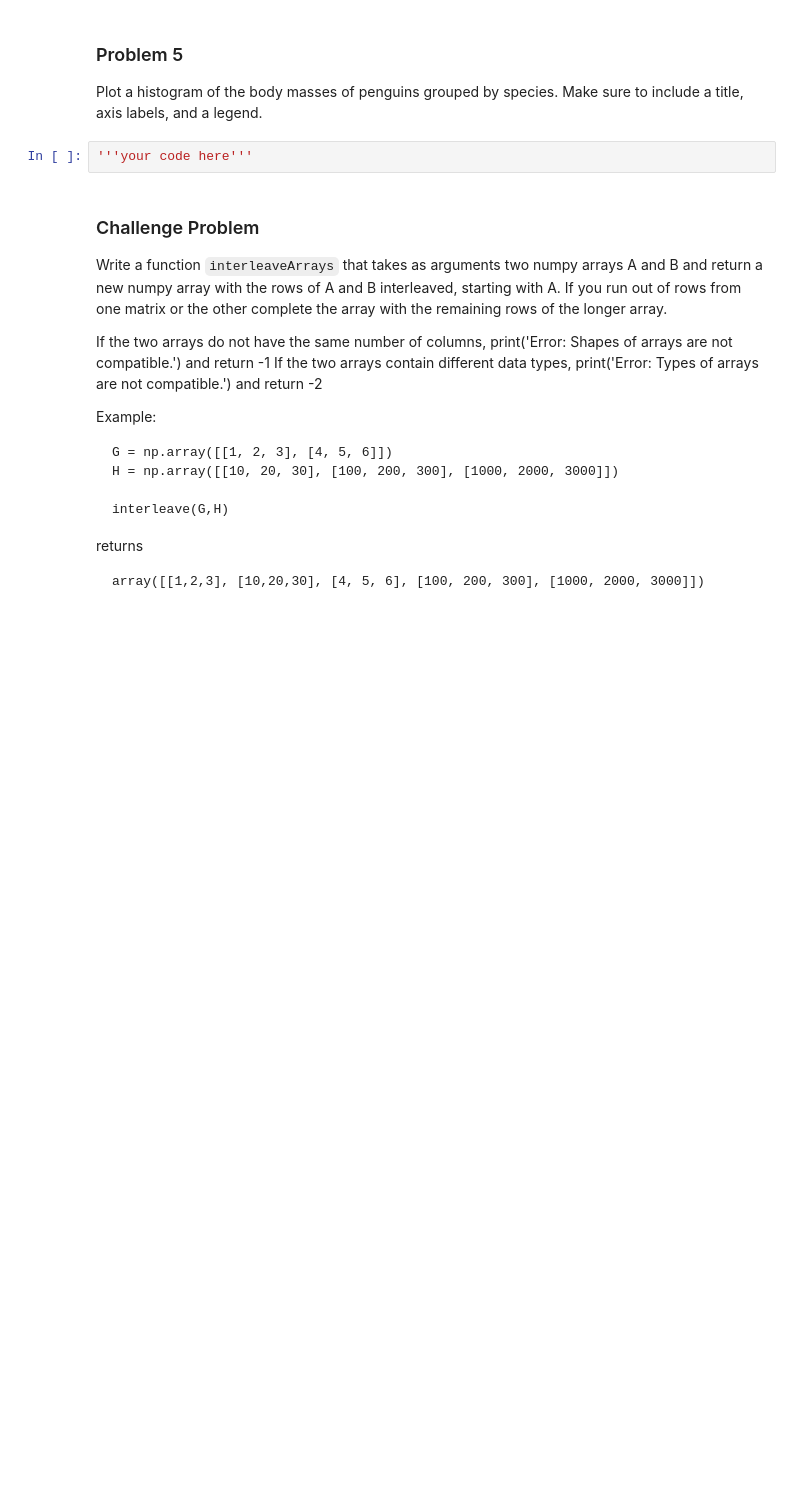
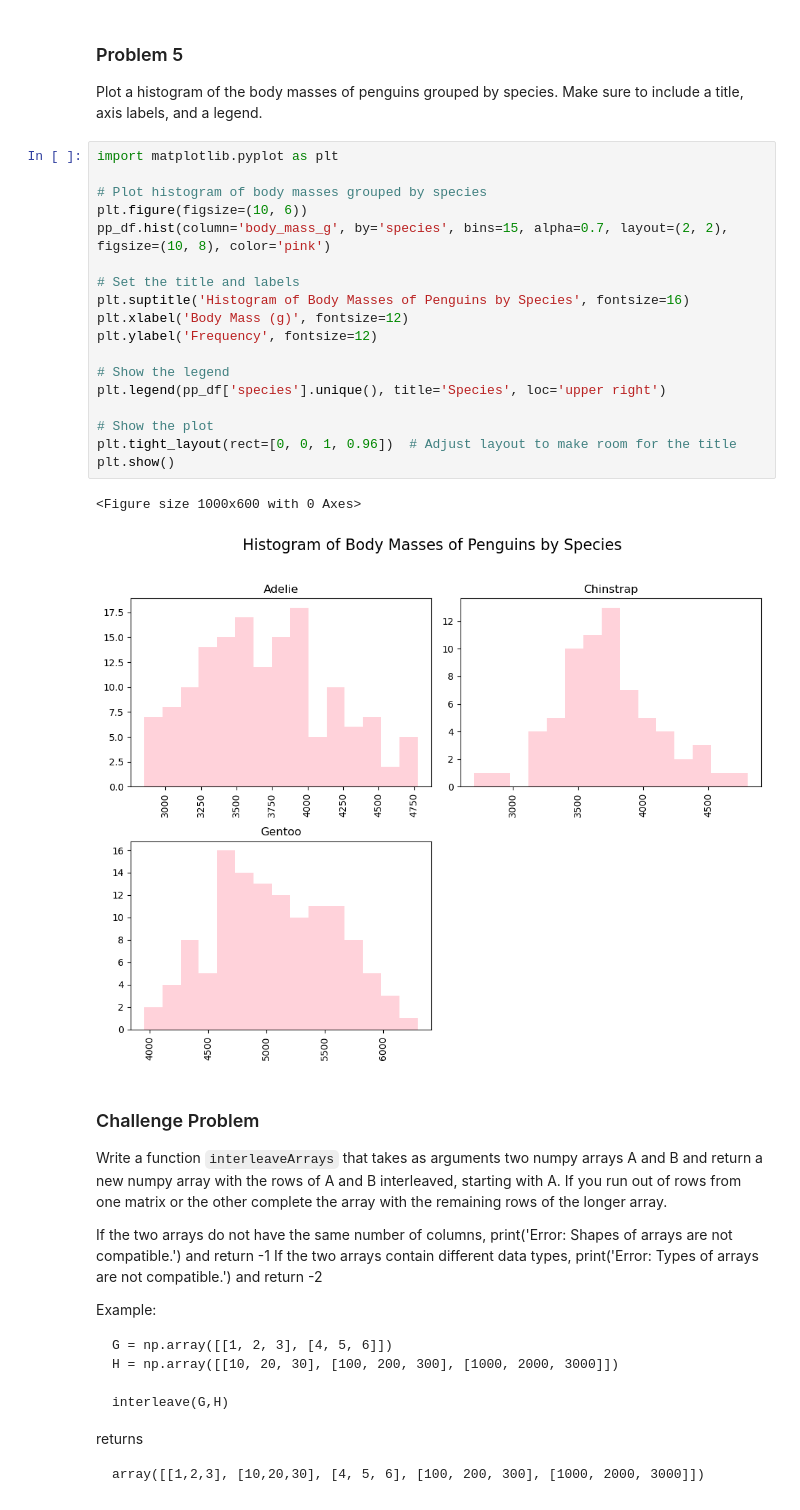
Before and after one commit to GettysburgDataScience/ps04-cacadelena, a Jupyter notebook: ps04.ipynb, the cells around one changed output. Cells and saved outputs as stored; diff of their text form; blank space fills up the shorter version.

```diff
--- a/ps04.ipynb
+++ b/ps04.ipynb
@@ -92,7 +179,26 @@ pp_df.head()
 
 Plot a histogram of the body masses of penguins grouped by species. Make sure to include a title, axis labels, and a legend.
 # %%
-'''your code here'''
+import matplotlib.pyplot as plt
+
+# Plot histogram of body masses grouped by species
+plt.figure(figsize=(10, 6))
+pp_df.hist(column='body_mass_g', by='species', bins=15, alpha=0.7, layout=(2, 2), figsize=(10, 8), color='pink')
+
+# Set the title and labels
+plt.suptitle('Histogram of Body Masses of Penguins by Species', fontsize=16)
+plt.xlabel('Body Mass (g)', fontsize=12)
+plt.ylabel('Frequency', fontsize=12)
+
+# Show the legend
+plt.legend(pp_df['species'].unique(), title='Species', loc='upper right')
+
+# Show the plot
+plt.tight_layout(rect=[0, 0, 1, 0.96])  # Adjust layout to make room for the title
+plt.show()
+# %% [output]
+<Figure size 1000x600 with 0 Axes>
+[figure, added]
 # %% [markdown]
 ### Challenge Problem
 
```
Also changed, not shown: parts of 13 cells of this notebook.
